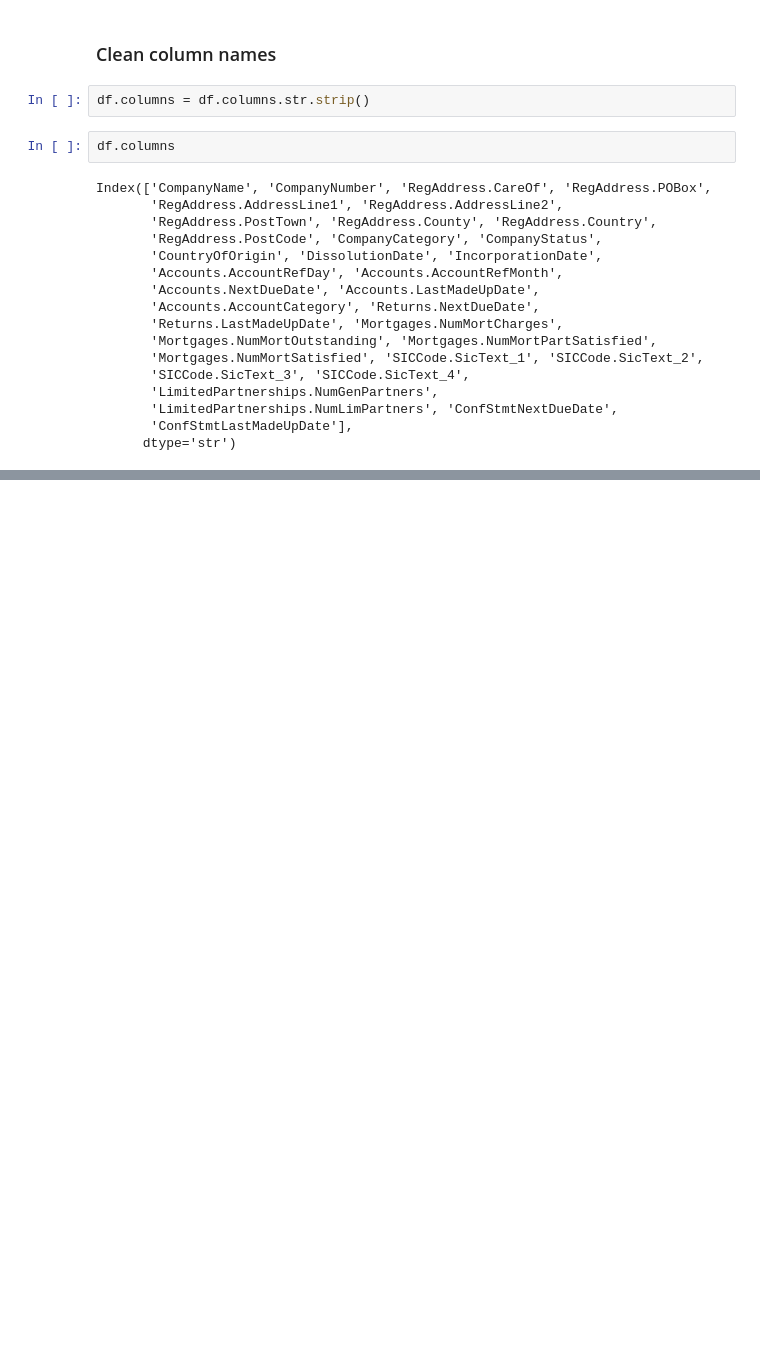
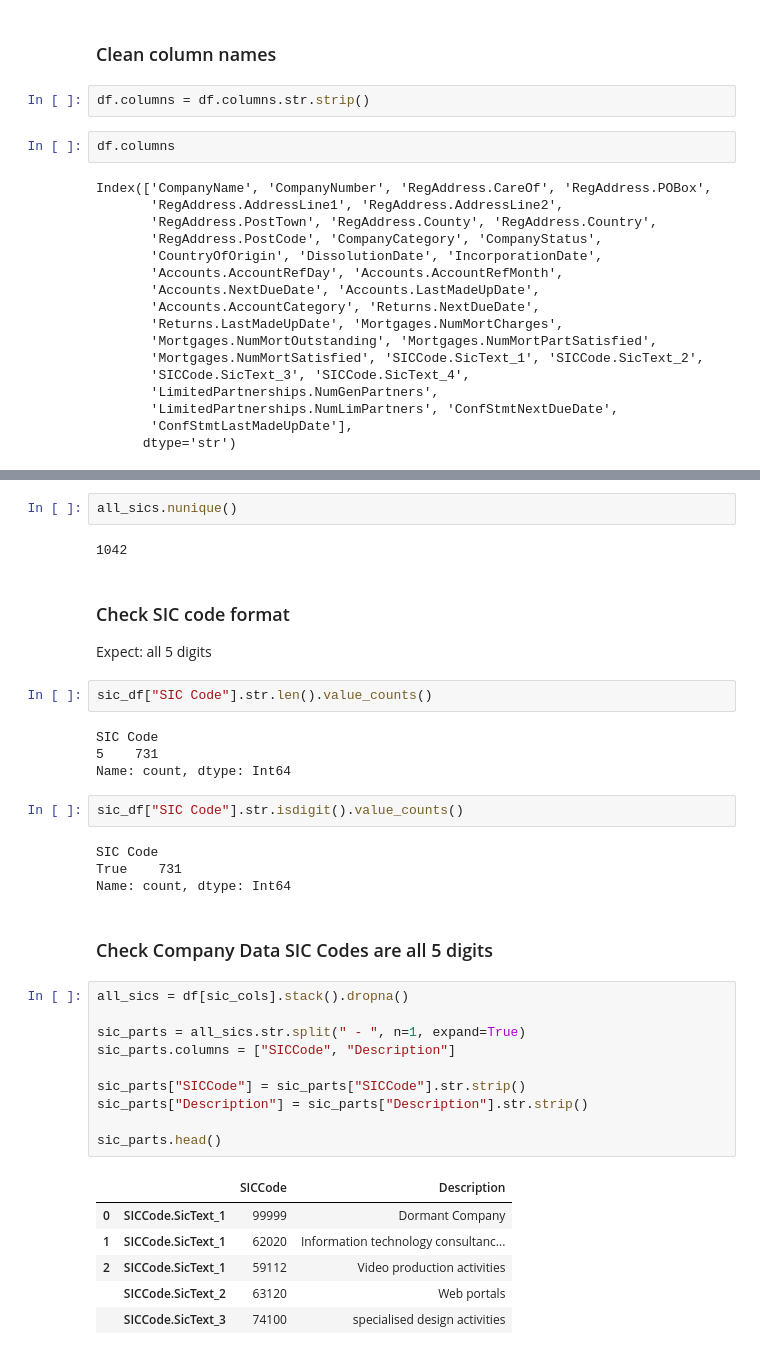
Before and after one commit to katherinestewart/companies-house-analytics, a Jupyter notebook: companies.ipynb, the cells around one changed output, grey strips where cells are left out. Cells and saved outputs as stored; diff of their text form; blank space fills up the shorter version.

```diff
--- a/companies.ipynb
+++ b/companies.ipynb
@@ -159,0 +338,39 @@ Index(['CompanyName', 'CompanyNumber', 'RegAddress.CareOf', 'RegAddress.POBox',
+# %%
+all_sics.nunique()
+# %% [output]
+1042
+# %% [markdown]
+### Check SIC code format
+
+Expect: all 5 digits
+# %%
+sic_df["SIC Code"].str.len().value_counts()
+# %% [output]
+SIC Code
+5    731
+Name: count, dtype: Int64
+# %%
+sic_df["SIC Code"].str.isdigit().value_counts()
+# %% [output]
+SIC Code
+True    731
+Name: count, dtype: Int64
+# %% [markdown]
+### Check Company Data SIC Codes are all 5 digits
+# %%
+all_sics = df[sic_cols].stack().dropna()
+
+sic_parts = all_sics.str.split(" - ", n=1, expand=True)
+sic_parts.columns = ["SICCode", "Description"]
+
+sic_parts["SICCode"] = sic_parts["SICCode"].str.strip()
+sic_parts["Description"] = sic_parts["Description"].str.strip()
+
+sic_parts.head()
+# %% [output]
+|  |  | SICCode | Description |
+| 0 | SICCode.SicText_1 | 99999 | Dormant Company |
+| 1 | SICCode.SicText_1 | 62020 | Information technology consultanc... |
+| 2 | SICCode.SicText_1 | 59112 | Video production activities |
+|  | SICCode.SicText_2 | 63120 | Web portals |
+|  | SICCode.SicText_3 | 74100 | specialised design activities |
```
Also changed, not shown: parts of 20 cells of this notebook.
